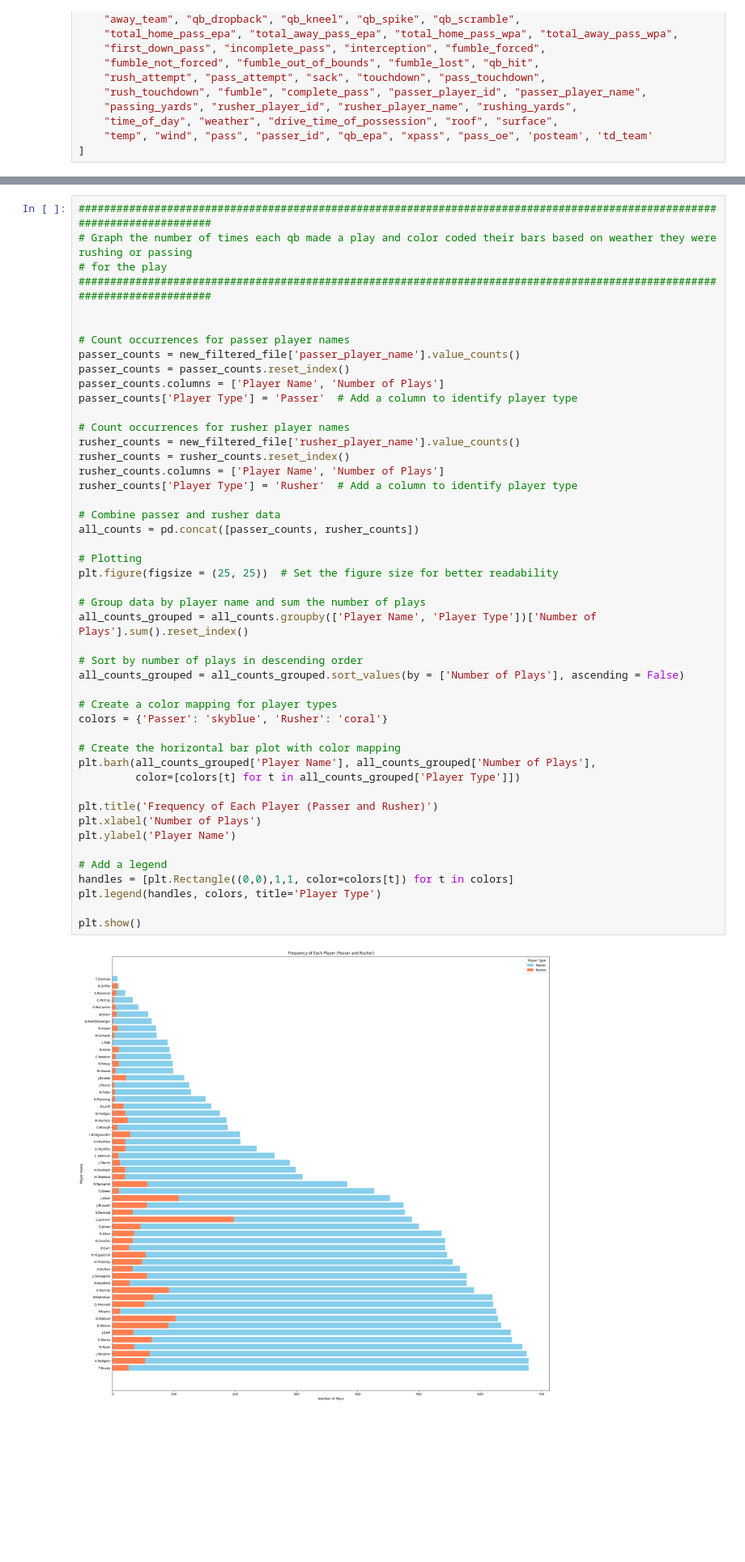
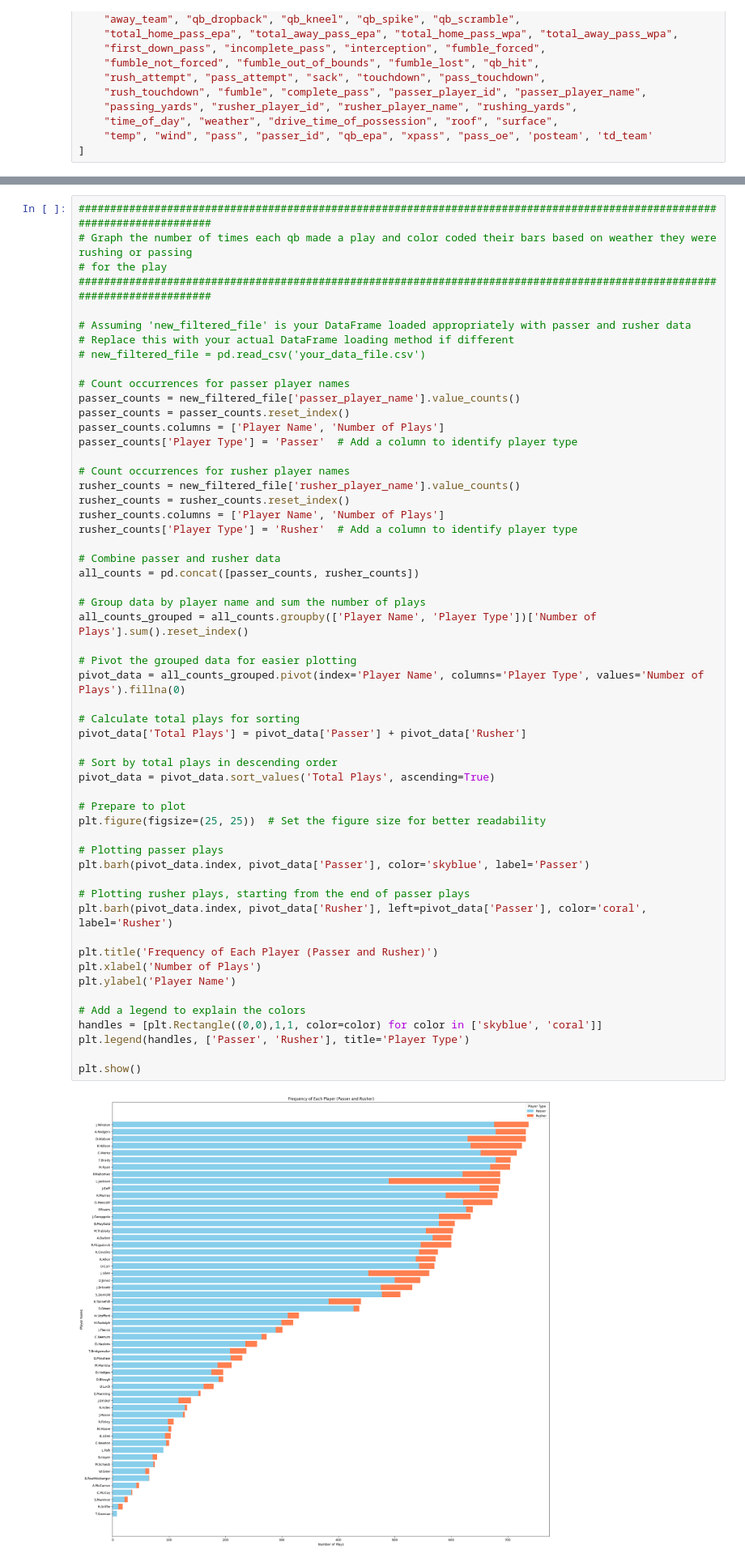
Before and after one commit to SantiM01/Senior-Project, a Jupyter notebook: Test_data_exploration_UPDATED_CURRENT.ipynb, the cells around one changed output, grey strips where cells are left out. Shown at 81% size. Cells and saved outputs as stored; diff of their text form; blank space fills up the shorter version.

```diff
--- a/Test_data_exploration_UPDATED_CURRENT.ipynb
+++ b/Test_data_exploration_UPDATED_CURRENT.ipynb
@@ -154,46 +154,54 @@ dtype: int64
 # for the play
 ##########################################################################################################################
 
+# Assuming 'new_filtered_file' is your DataFrame loaded appropriately with passer and rusher data
+# Replace this with your actual DataFrame loading method if different
+# new_filtered_file = pd.read_csv('your_data_file.csv')
 
 # Count occurrences for passer player names
 passer_counts = new_filtered_file['passer_player_name'].value_counts()
 passer_counts = passer_counts.reset_index()
 passer_counts.columns = ['Player Name', 'Number of Plays']
 passer_counts['Player Type'] = 'Passer'  # Add a column to identify player type
 
 # Count occurrences for rusher player names
 rusher_counts = new_filtered_file['rusher_player_name'].value_counts()
 rusher_counts = rusher_counts.reset_index()
 rusher_counts.columns = ['Player Name', 'Number of Plays']
 rusher_counts['Player Type'] = 'Rusher'  # Add a column to identify player type
 
 # Combine passer and rusher data
 all_counts = pd.concat([passer_counts, rusher_counts])
 
-# Plotting
-plt.figure(figsize = (25, 25))  # Set the figure size for better readability
-
 # Group data by player name and sum the number of plays
 all_counts_grouped = all_counts.groupby(['Player Name', 'Player Type'])['Number of Plays'].sum().reset_index()
 
-# Sort by number of plays in descending order
-all_counts_grouped = all_counts_grouped.sort_values(by = ['Number of Plays'], ascending = False)
+# Pivot the grouped data for easier plotting
+pivot_data = all_counts_grouped.pivot(index='Player Name', columns='Player Type', values='Number of Plays').fillna(0)
 
-# Create a color mapping for player types
-colors = {'Passer': 'skyblue', 'Rusher': 'coral'}
+# Calculate total plays for sorting
+pivot_data['Total Plays'] = pivot_data['Passer'] + pivot_data['Rusher']
 
-# Create the horizontal bar plot with color mapping
-plt.barh(all_counts_grouped['Player Name'], all_counts_grouped['Number of Plays'],
-         color=[colors[t] for t in all_counts_grouped['Player Type']])
+# Sort by total plays in descending order
+pivot_data = pivot_data.sort_values('Total Plays', ascending=True)
+
+# Prepare to plot
+plt.figure(figsize=(25, 25))  # Set the figure size for better readability
+
+# Plotting passer plays
+plt.barh(pivot_data.index, pivot_data['Passer'], color='skyblue', label='Passer')
+
+# Plotting rusher plays, starting from the end of passer plays
+plt.barh(pivot_data.index, pivot_data['Rusher'], left=pivot_data['Passer'], color='coral', label='Rusher')
 
 plt.title('Frequency of Each Player (Passer and Rusher)')
 plt.xlabel('Number of Plays')
 plt.ylabel('Player Name')
 
-# Add a legend
-handles = [plt.Rectangle((0,0),1,1, color=colors[t]) for t in colors]
-plt.legend(handles, colors, title='Player Type')
+# Add a legend to explain the colors
+handles = [plt.Rectangle((0,0),1,1, color=color) for color in ['skyblue', 'coral']]
+plt.legend(handles, ['Passer', 'Rusher'], title='Player Type')
 
 plt.show()
 # %% [output]
-[figure, old version]
+[figure, new version]
```
Also changed, not shown: parts of 1 cell of this notebook.
